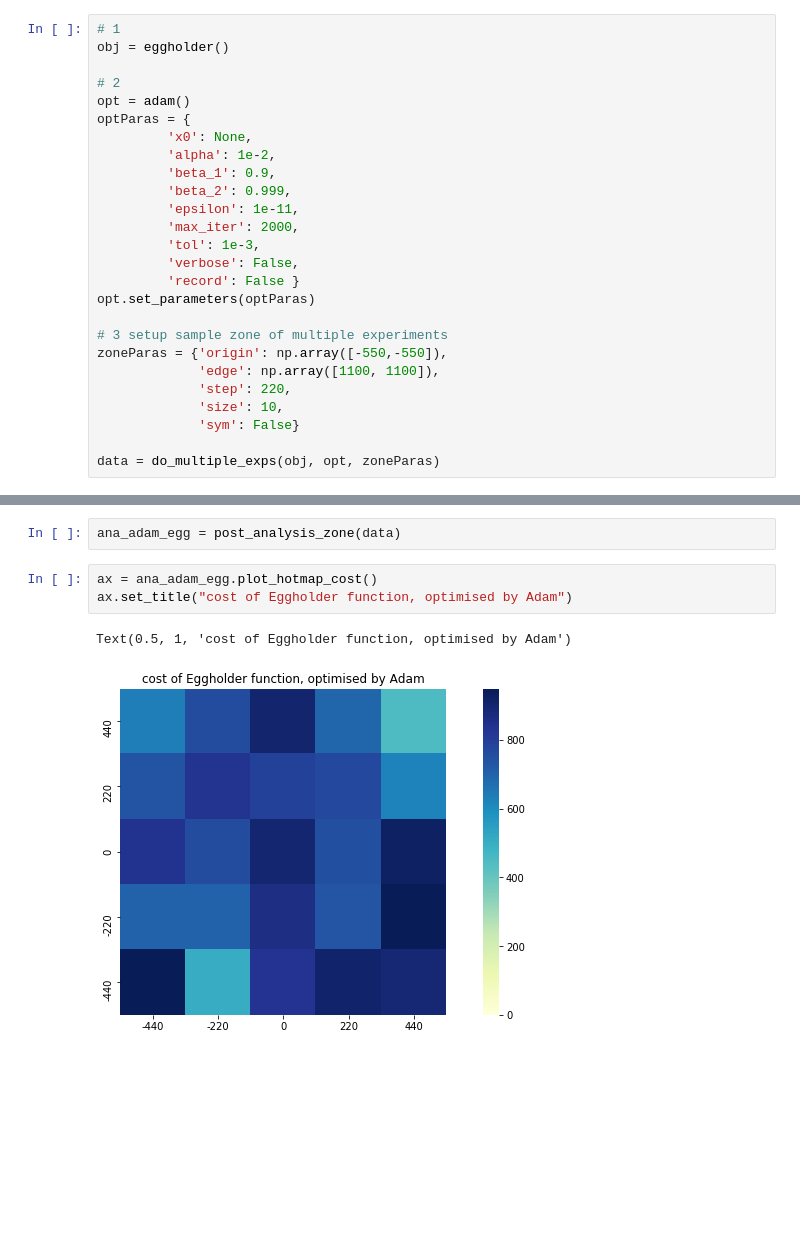
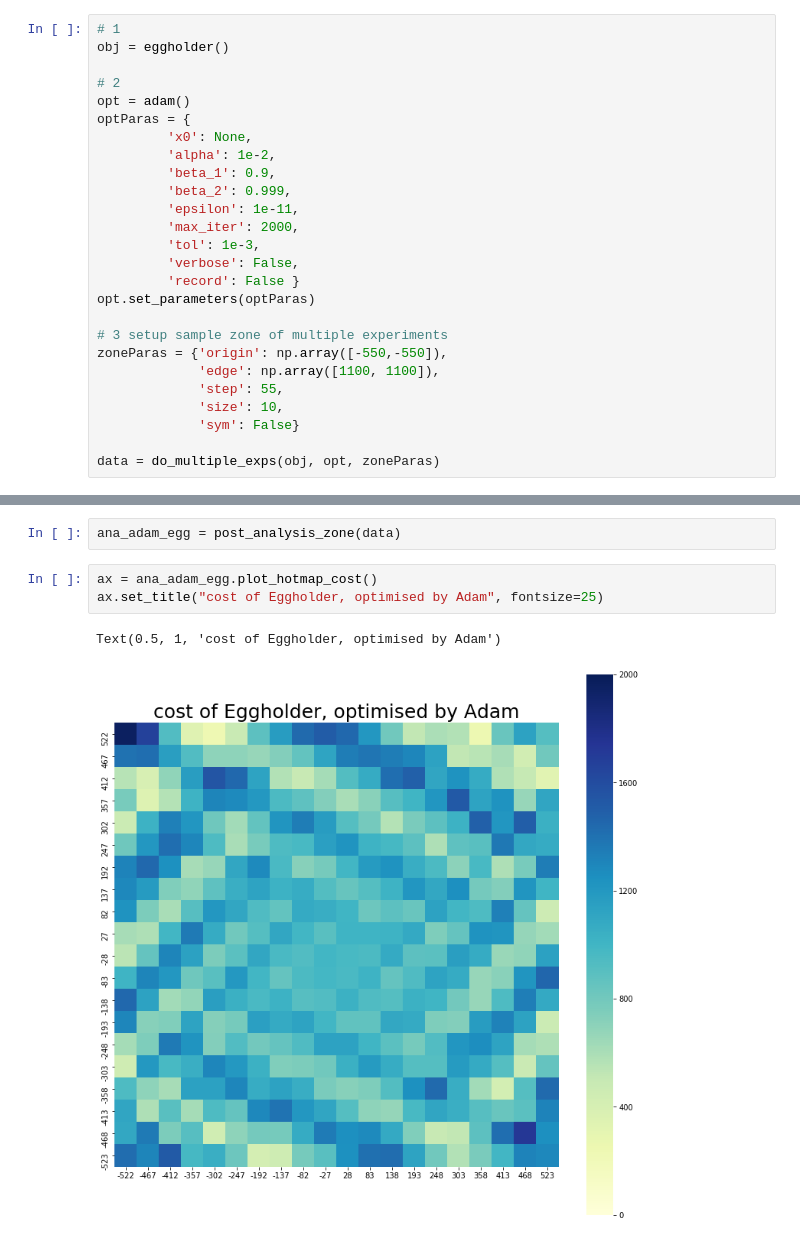
Before and after one commit to huajian1069/non-convex-optimisation, a Jupyter notebook: plot_statistical_convergence_cost_graph .ipynb, the cells around one changed output, grey strips where cells are left out. Cells and saved outputs as stored; diff of their text form; blank space fills up the shorter version.

Commit message:
replot eggholder, tunned ackley

```diff
--- a/plot_statistical_convergence_cost_graph .ipynb
+++ b/plot_statistical_convergence_cost_graph .ipynb
@@ -422,7 +464,7 @@ opt.set_parameters(optParas)
 # 3 setup sample zone of multiple experiments
 zoneParas = {'origin': np.array([-550,-550]),
              'edge': np.array([1100, 1100]),
-             'step': 220,
+             'step': 55,
              'size': 10,
              'sym': False}
 
@@ -445,7 +491,7 @@ avg evals per exp:  1870.664
 ana_adam_egg = post_analysis_zone(data)
 # %%
 ax = ana_adam_egg.plot_hotmap_cost()
-ax.set_title("cost of Eggholder function, optimised by Adam")
+ax.set_title("cost of Eggholder, optimised by Adam", fontsize=25)
 # %% [output]
-Text(0.5, 1, 'cost of Eggholder function, optimised by Adam')
+Text(0.5, 1, 'cost of Eggholder, optimised by Adam')
-[figure, old version]
+[figure, new version]
```
Also changed, not shown: parts of 47 cells of this notebook, 2 other files.
